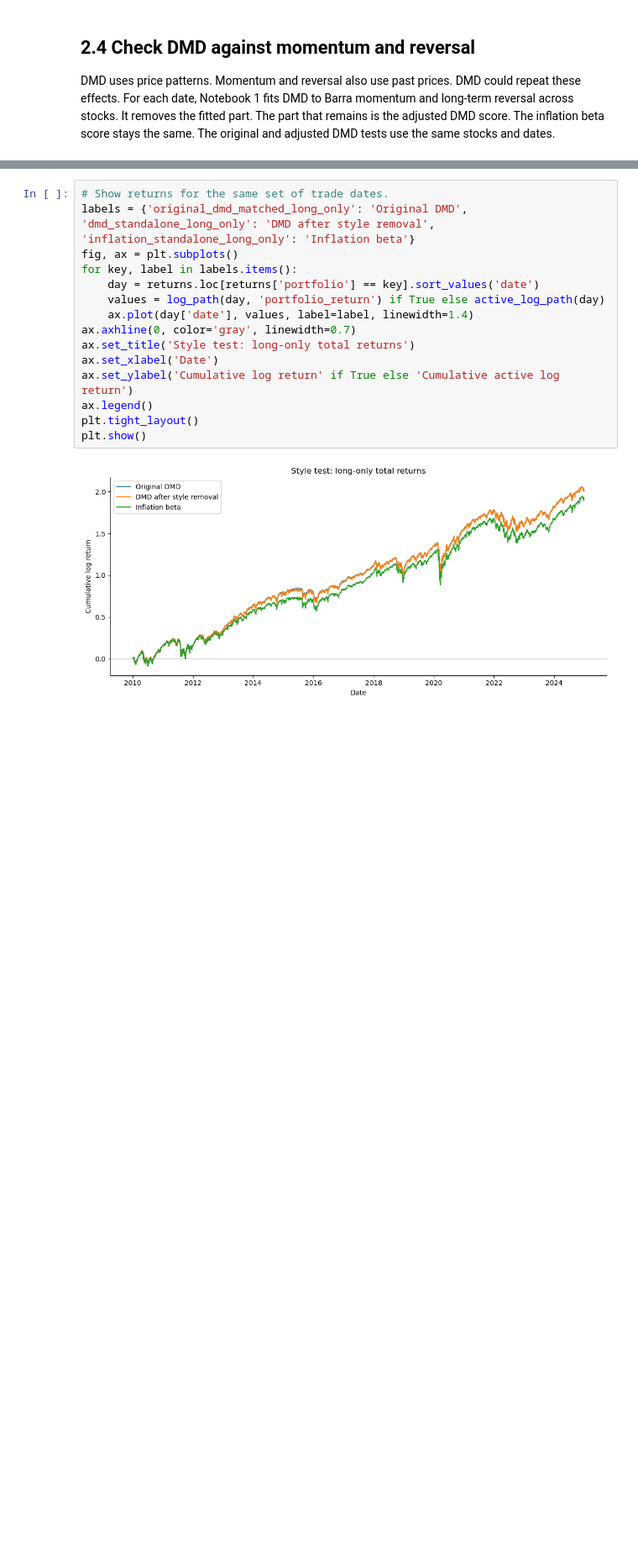
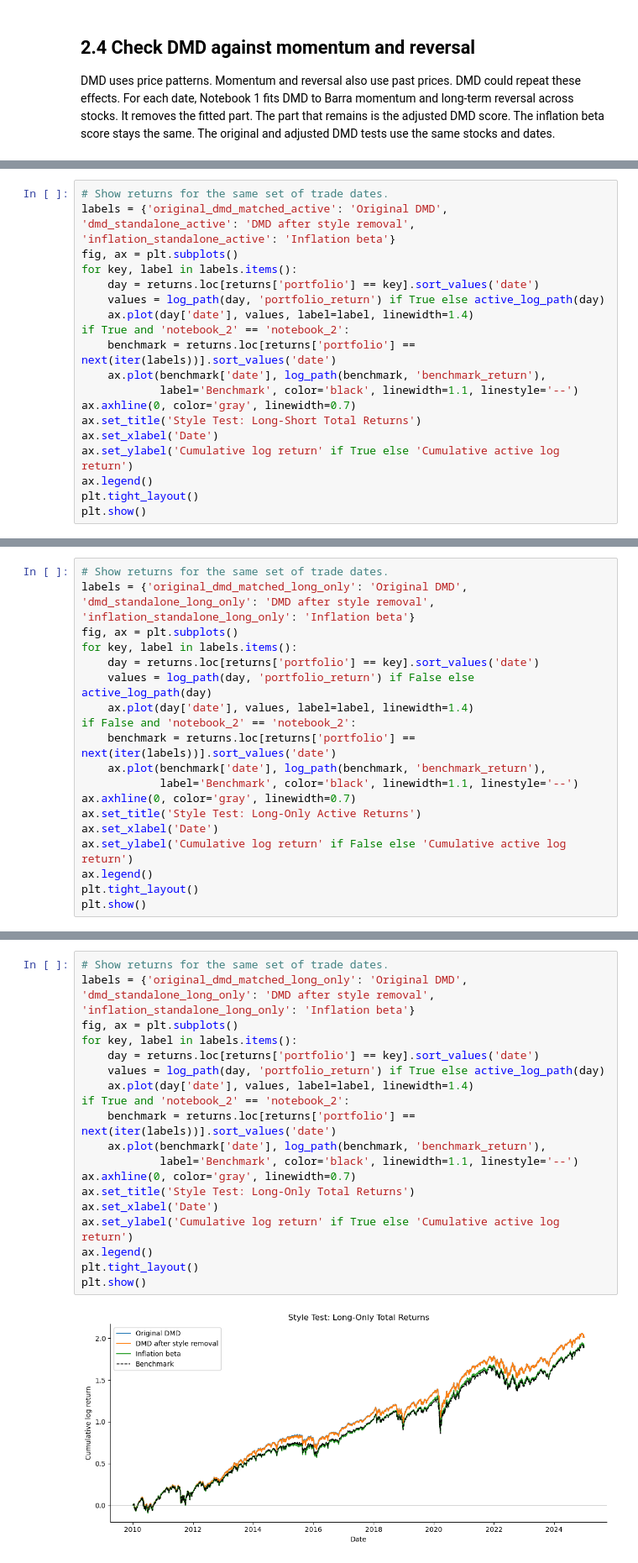
Before and after one commit to josmoore/q-bot, a Jupyter notebook: BOTQ_submission/02_Individual_signal_results.ipynb, the cells around one changed output, grey strips where cells are left out. Shown at 84% size. Drawn from its saved outputs; the diff is of its cells as text; blank space fills up the shorter version.

```diff
--- a/BOTQ_submission/02_Individual_signal_results.ipynb
+++ b/BOTQ_submission/02_Individual_signal_results.ipynb
@@ -97,3 +151,22 @@ plt.tight_layout()
 plt.show()
 # %% [output]
 [figure]
+# %%
+# Show returns for the same set of trade dates.
+labels = {'original_dmd_matched_active': 'Original DMD', 'dmd_standalone_active': 'DMD after style removal', 'inflation_standalone_active': 'Inflation beta'}
+fig, ax = plt.subplots()
+for key, label in labels.items():
+    day = returns.loc[returns['portfolio'] == key].sort_values('date')
+    values = log_path(day, 'portfolio_return') if True else active_log_path(day)
+    ax.plot(day['date'], values, label=label, linewidth=1.4)
+if True and 'notebook_2' == 'notebook_2':
+    benchmark = returns.loc[returns['portfolio'] == next(iter(labels))].sort_values('date')
+    ax.plot(benchmark['date'], log_path(benchmark, 'benchmark_return'),
+            label='Benchmark', color='black', linewidth=1.1, linestyle='--')
+ax.axhline(0, color='gray', linewidth=0.7)
+ax.set_title('Style Test: Long-Short Total Returns')
+ax.set_xlabel('Date')
+ax.set_ylabel('Cumulative log return' if True else 'Cumulative active log return')
+ax.legend()
+plt.tight_layout()
+plt.show()
@@ -99,0 +175,19 @@ plt.show()
+# %%
+# Show returns for the same set of trade dates.
+labels = {'original_dmd_matched_long_only': 'Original DMD', 'dmd_standalone_long_only': 'DMD after style removal', 'inflation_standalone_long_only': 'Inflation beta'}
+fig, ax = plt.subplots()
+for key, label in labels.items():
+    day = returns.loc[returns['portfolio'] == key].sort_values('date')
+    values = log_path(day, 'portfolio_return') if False else active_log_path(day)
+    ax.plot(day['date'], values, label=label, linewidth=1.4)
+if False and 'notebook_2' == 'notebook_2':
+    benchmark = returns.loc[returns['portfolio'] == next(iter(labels))].sort_values('date')
+    ax.plot(benchmark['date'], log_path(benchmark, 'benchmark_return'),
+            label='Benchmark', color='black', linewidth=1.1, linestyle='--')
+ax.axhline(0, color='gray', linewidth=0.7)
+ax.set_title('Style Test: Long-Only Active Returns')
+ax.set_xlabel('Date')
+ax.set_ylabel('Cumulative log return' if False else 'Cumulative active log return')
+ax.legend()
+plt.tight_layout()
+plt.show()
@@ -100,20 +196,24 @@ plt.show()
 # %%
 # Show returns for the same set of trade dates.
 labels = {'original_dmd_matched_long_only': 'Original DMD', 'dmd_standalone_long_only': 'DMD after style removal', 'inflation_standalone_long_only': 'Inflation beta'}
 fig, ax = plt.subplots()
 for key, label in labels.items():
     day = returns.loc[returns['portfolio'] == key].sort_values('date')
     values = log_path(day, 'portfolio_return') if True else active_log_path(day)
     ax.plot(day['date'], values, label=label, linewidth=1.4)
+if True and 'notebook_2' == 'notebook_2':
+    benchmark = returns.loc[returns['portfolio'] == next(iter(labels))].sort_values('date')
+    ax.plot(benchmark['date'], log_path(benchmark, 'benchmark_return'),
+            label='Benchmark', color='black', linewidth=1.1, linestyle='--')
 ax.axhline(0, color='gray', linewidth=0.7)
-ax.set_title('Style test: long-only total returns')
+ax.set_title('Style Test: Long-Only Total Returns')
 ax.set_xlabel('Date')
 ax.set_ylabel('Cumulative log return' if True else 'Cumulative active log return')
 ax.legend()
 plt.tight_layout()
 plt.show()
 # %% [output]
-[figure, old version]
+[figure, new version]
 # %% [markdown]
 ## 2.5 Style and risk tables
 
```
Also changed, not shown: parts of 14 cells of this notebook, 2 other files.
